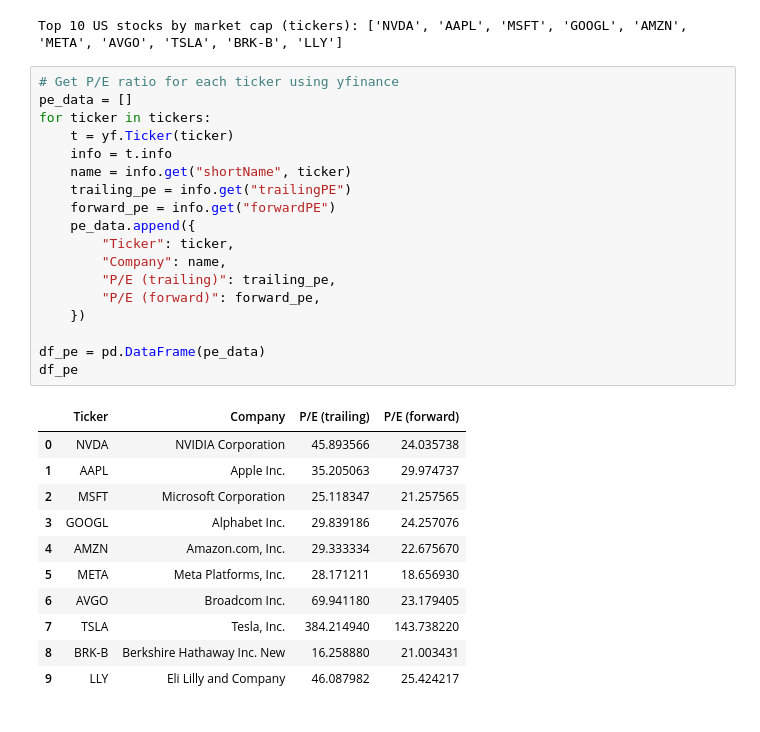
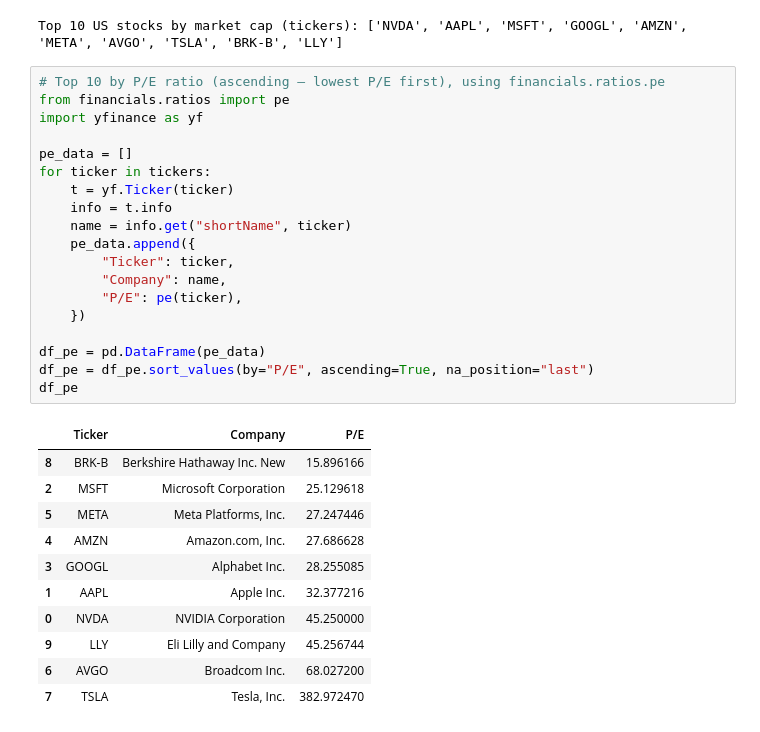
Before and after one commit to Dragos123321/stocks-analyzer, a Jupyter notebook: analyzer.ipynb, the cells around one changed output. Drawn from its saved outputs; the diff is of its cells as text.

```diff
--- a/analyzer.ipynb
+++ b/analyzer.ipynb
@@ -12,32 +10,33 @@ print("Top 10 US stocks by market cap (tickers):", tickers)
 # %% [output]
 Top 10 US stocks by market cap (tickers): ['NVDA', 'AAPL', 'MSFT', 'GOOGL', 'AMZN', 'META', 'AVGO', 'TSLA', 'BRK-B', 'LLY']
 # %%
-# Get P/E ratio for each ticker using yfinance
+# Top 10 by P/E ratio (ascending – lowest P/E first), using financials.ratios.pe
+from financials.ratios import pe
+import yfinance as yf
+
 pe_data = []
 for ticker in tickers:
     t = yf.Ticker(ticker)
     info = t.info
     name = info.get("shortName", ticker)
-    trailing_pe = info.get("trailingPE")
-    forward_pe = info.get("forwardPE")
     pe_data.append({
         "Ticker": ticker,
         "Company": name,
-        "P/E (trailing)": trailing_pe,
-        "P/E (forward)": forward_pe,
+        "P/E": pe(ticker),
     })
 
 df_pe = pd.DataFrame(pe_data)
+df_pe = df_pe.sort_values(by="P/E", ascending=True, na_position="last")
 df_pe
 # %% [output]
-|  | Ticker | Company | P/E (trailing) | P/E (forward) |
-| 0 | NVDA | NVIDIA Corporation | 45.893566 | 24.035738 |
-| 1 | AAPL | Apple Inc. | 35.205063 | 29.974737 |
-| 2 | MSFT | Microsoft Corporation | 25.118347 | 21.257565 |
-| 3 | GOOGL | Alphabet Inc. | 29.839186 | 24.257076 |
-| 4 | AMZN | Amazon.com, Inc. | 29.333334 | 22.675670 |
-| 5 | META | Meta Platforms, Inc. | 28.171211 | 18.656930 |
-| 6 | AVGO | Broadcom Inc. | 69.941180 | 23.179405 |
-| 7 | TSLA | Tesla, Inc. | 384.214940 | 143.738220 |
-| 8 | BRK-B | Berkshire Hathaway Inc. New | 16.258880 | 21.003431 |
-| 9 | LLY | Eli Lilly and Company | 46.087982 | 25.424217 |
+|  | Ticker | Company | P/E |
+| 8 | BRK-B | Berkshire Hathaway Inc. New | 15.896166 |
+| 2 | MSFT | Microsoft Corporation | 25.129618 |
+| 5 | META | Meta Platforms, Inc. | 27.247446 |
+| 4 | AMZN | Amazon.com, Inc. | 27.686628 |
+| 3 | GOOGL | Alphabet Inc. | 28.255085 |
+| 1 | AAPL | Apple Inc. | 32.377216 |
+| 0 | NVDA | NVIDIA Corporation | 45.250000 |
+| 9 | LLY | Eli Lilly and Company | 45.256744 |
+| 6 | AVGO | Broadcom Inc. | 68.027200 |
+| 7 | TSLA | Tesla, Inc. | 382.972470 |
```
Also changed, not shown: parts of 9 cells of this notebook, 16 other files.
